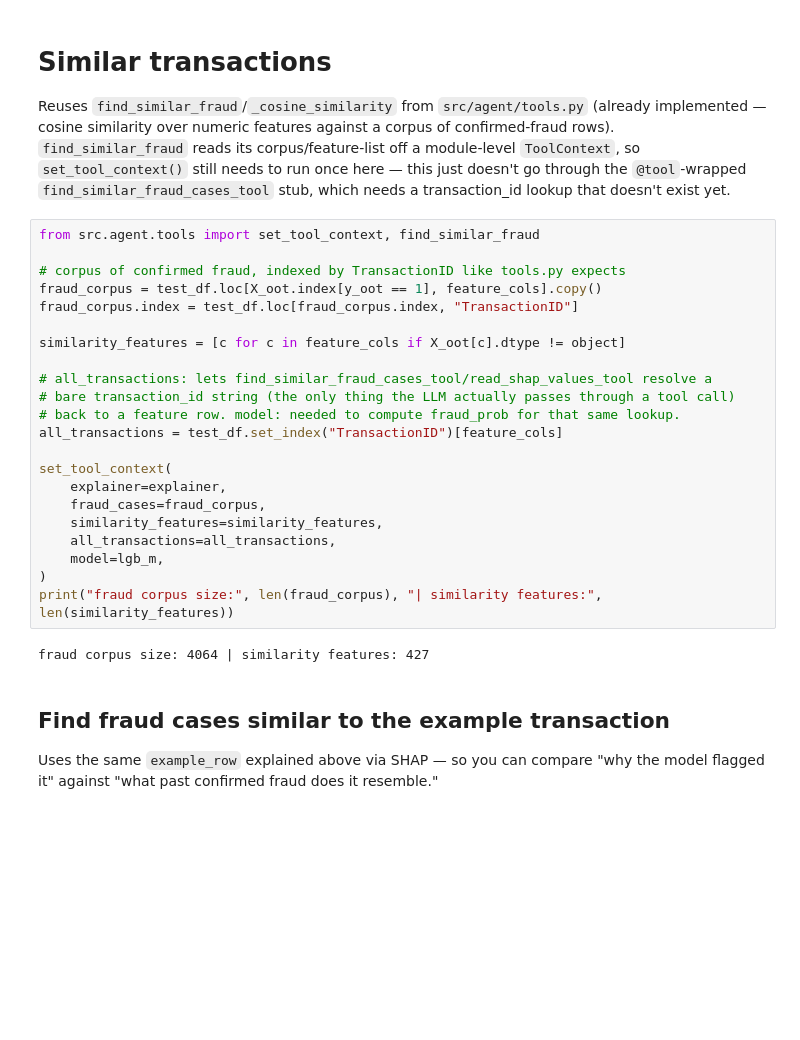
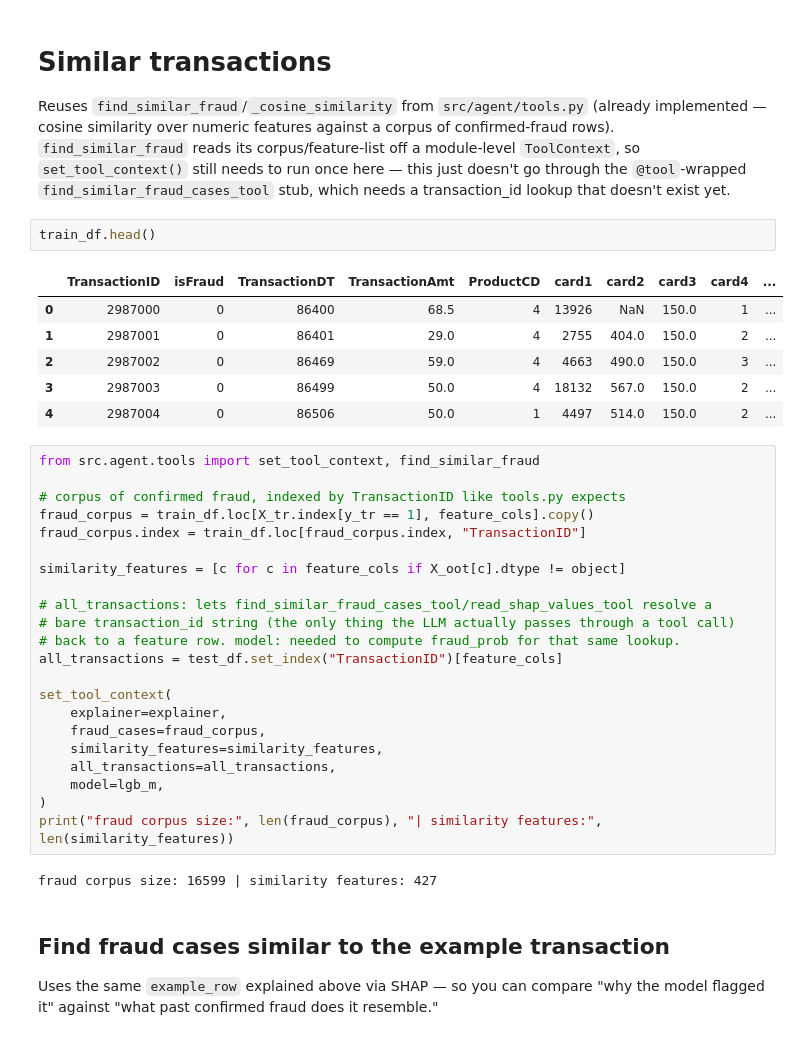
Before and after one commit to zhenging2b/Fraud-Detection-Agent, a Jupyter notebook: src/features/feature_engineeringupdated.ipynb, the cells around one changed output. Saved outputs shown, nothing was run; the diff lists cells and outputs as text; blank space fills up the shorter version.

Commit message:
clean up notebook so fraud cases use train instead of test , removed some unused code

```diff
--- a/src/features/feature_engineeringupdated.ipynb
+++ b/src/features/feature_engineeringupdated.ipynb
@@ -342,12 +336,21 @@ rows). `find_similar_fraud` reads its corpus/feature-list off a module-level `To
 so `set_tool_context()` still needs to run once here — this just doesn't go through the
 `@tool`-wrapped `find_similar_fraud_cases_tool` stub, which needs a transaction_id lookup
 that doesn't exist yet.
+# %%
+train_df.head()
+# %% [output]
+|  | TransactionID | isFraud | TransactionDT | TransactionAmt | ProductCD | card1 | card2 | card3 | card4 | ... |
+| 0 | 2987000 | 0 | 86400 | 68.5 | 4 | 13926 | NaN | 150.0 | 1 | ... |
+| 1 | 2987001 | 0 | 86401 | 29.0 | 4 | 2755 | 404.0 | 150.0 | 2 | ... |
+| 2 | 2987002 | 0 | 86469 | 59.0 | 4 | 4663 | 490.0 | 150.0 | 3 | ... |
+| 3 | 2987003 | 0 | 86499 | 50.0 | 4 | 18132 | 567.0 | 150.0 | 2 | ... |
+| 4 | 2987004 | 0 | 86506 | 50.0 | 1 | 4497 | 514.0 | 150.0 | 2 | ... |
 # %%
 from src.agent.tools import set_tool_context, find_similar_fraud
 
 # corpus of confirmed fraud, indexed by TransactionID like tools.py expects
-fraud_corpus = test_df.loc[X_oot.index[y_oot == 1], feature_cols].copy()
-fraud_corpus.index = test_df.loc[fraud_corpus.index, "TransactionID"]
+fraud_corpus = train_df.loc[X_tr.index[y_tr == 1], feature_cols].copy()
+fraud_corpus.index = train_df.loc[fraud_corpus.index, "TransactionID"]
 
 similarity_features = [c for c in feature_cols if X_oot[c].dtype != object]
 
@@ -365,7 +368,7 @@ set_tool_context(
 )
 print("fraud corpus size:", len(fraud_corpus), "| similarity features:", len(similarity_features))
 # %% [output]
-fraud corpus size: 4064 | similarity features: 427
+fraud corpus size: 16599 | similarity features: 427
 # %% [markdown]
 ## Find fraud cases similar to the example transaction
 Uses the same `example_row` explained above via SHAP — so you can compare "why the model
```
Also changed, not shown: parts of 6 cells of this notebook.
